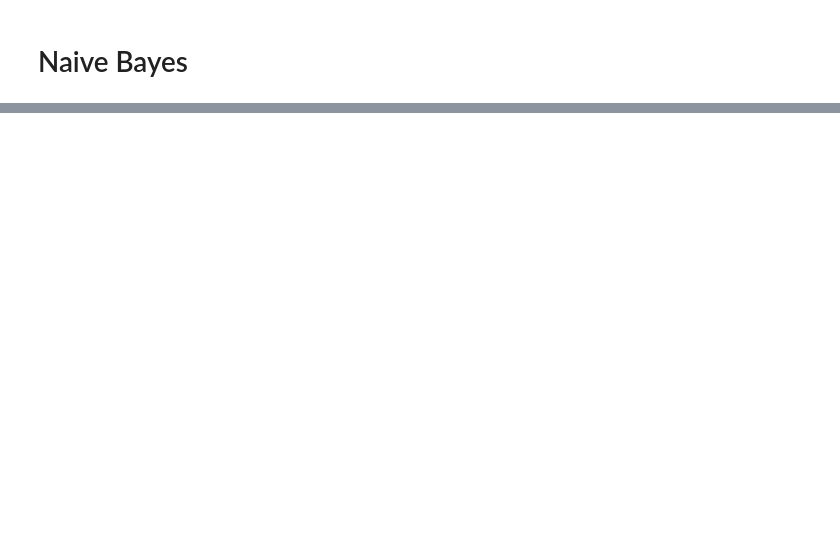
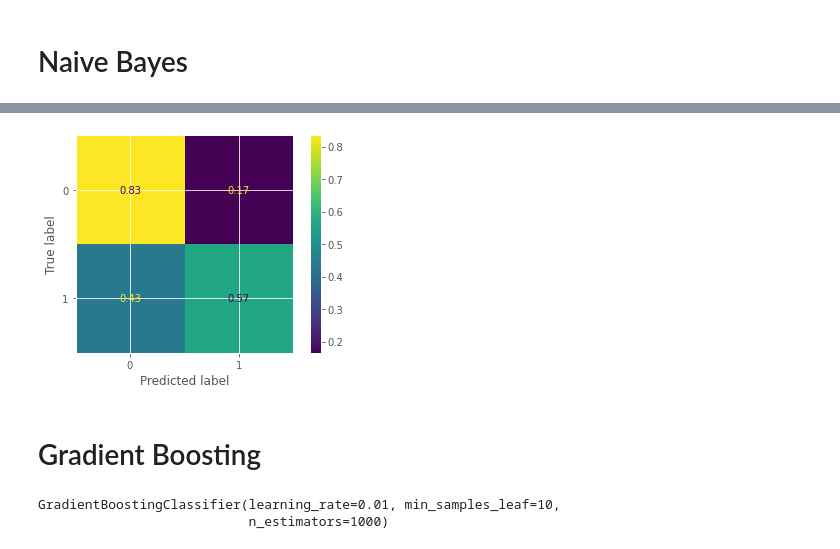
Before and after one commit to rghosh8/capstone-2, a Jupyter notebook: notebooks/embedding.ipynb, the cells around one changed output, grey strips where cells are left out. Saved outputs shown, nothing was run; the diff lists cells and outputs as text; code cells hidden in the pictures; blank space fills up the shorter version.

```diff
--- a/notebooks/embedding.ipynb
+++ b/notebooks/embedding.ipynb
@@ -284,0 +302,7 @@ BernoulliNB()
+# %%
+X_train, X_test, y_train, y_test = train_test_split(train_X_augmented, train_target, test_size=0.2, random_state=32)
+# %%
+%%time
+from sklearn.ensemble import RandomForestClassifier
+clf = RandomForestClassifier(max_depth=100, random_state=0)
+clf.fit(X_train, y_train)
@@ -288,0 +322,8 @@ pd.Series(prediction_).to_csv('../rg_bernoulliNB_submission.csv')
+# %%
+from sklearn.metrics import plot_confusion_matrix
+plot_confusion_matrix(clf, X_test, y_test, normalize='true')
+plt.show()
+# %% [output]
+[figure, added]
+# %% [markdown]
+# Gradient Boosting
@@ -288,0 +332,10 @@ pd.Series(prediction_).to_csv('../rg_bernoulliNB_submission.csv')
+# %%
+N_ESTIMATORS = 1000
+
+model = GradientBoostingClassifier(learning_rate=0.01,
+                                   n_estimators=N_ESTIMATORS,
+                                   min_samples_leaf=10)
+model.fit(X_train, y_train)
+# %% [output]
+GradientBoostingClassifier(learning_rate=0.01, min_samples_leaf=10,
+                           n_estimators=1000)
```
Also changed, not shown: parts of 49 cells of this notebook, 40 other files.
